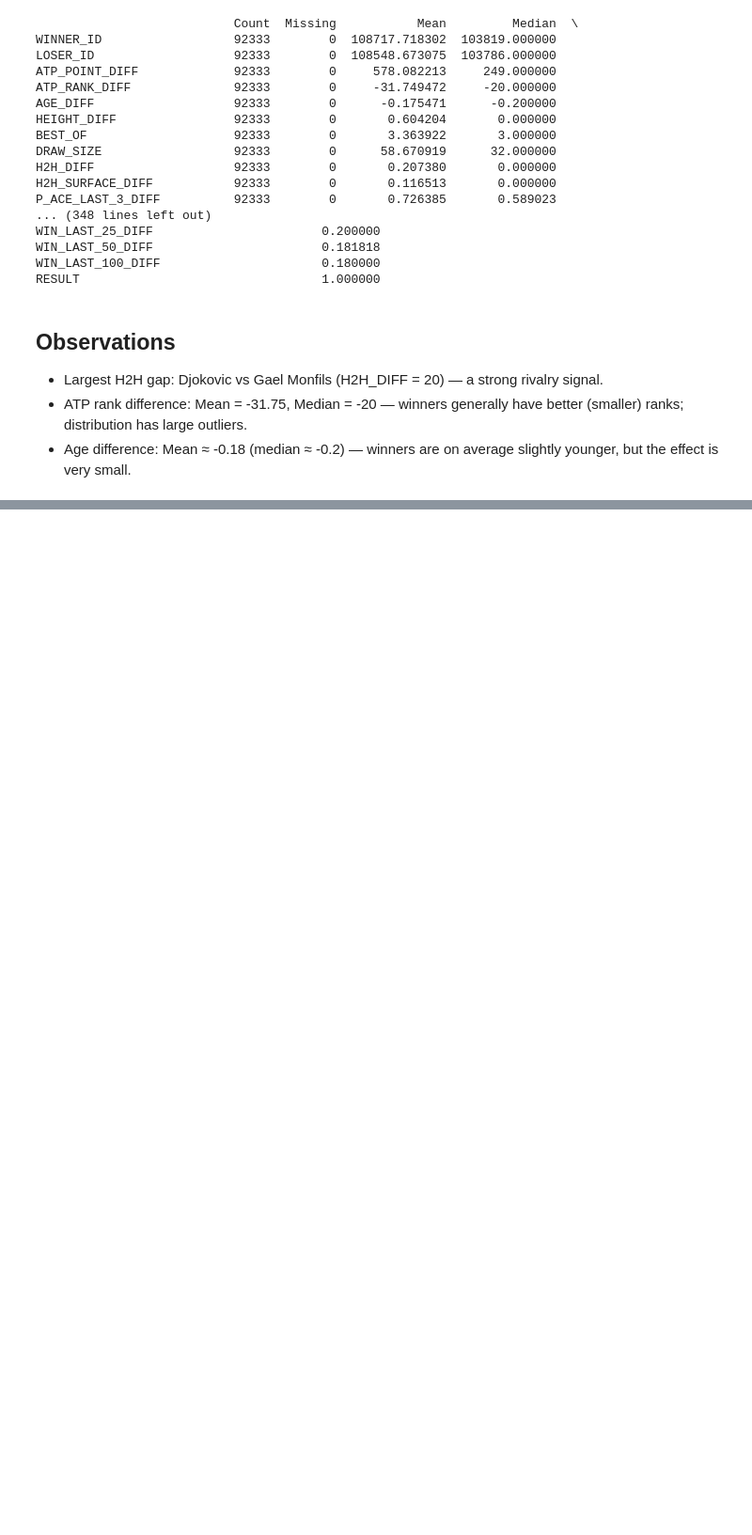
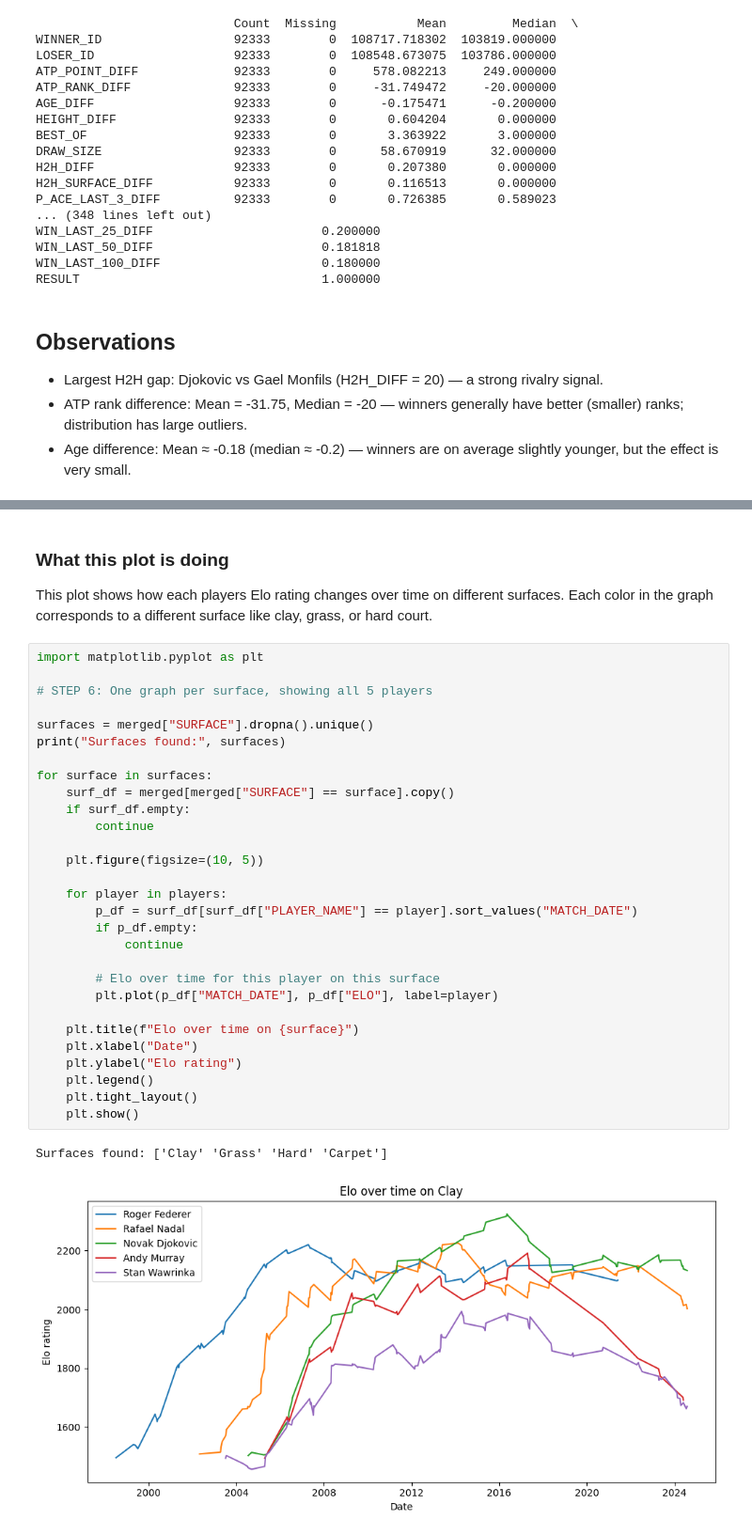
Before and after one commit to San-gularity/Tennis_ATP, a Jupyter notebook: Tennis_ATP.ipynb, the cells around one changed output, grey strips where cells are left out. Shown at 94% size. Drawn from its saved outputs; the diff is of its cells as text; blank space fills up the shorter version.

```diff
--- a/Tennis_ATP.ipynb
+++ b/Tennis_ATP.ipynb
@@ -572,0 +817,37 @@ RESULT                                 1.000000
+# %% [markdown]
+### What this plot is doing
+
+This plot shows how each players Elo rating changes over time on different surfaces.
+Each color in the graph corresponds to a different surface like clay, grass, or hard court.
+# %%
+import matplotlib.pyplot as plt
+
+# STEP 6: One graph per surface, showing all 5 players
+
+surfaces = merged["SURFACE"].dropna().unique()
+print("Surfaces found:", surfaces)
+
+for surface in surfaces:
+    surf_df = merged[merged["SURFACE"] == surface].copy()
+    if surf_df.empty:
+        continue
+
+    plt.figure(figsize=(10, 5))
+
+    for player in players:
+        p_df = surf_df[surf_df["PLAYER_NAME"] == player].sort_values("MATCH_DATE")
+        if p_df.empty:
+            continue
+
+        # Elo over time for this player on this surface
+        plt.plot(p_df["MATCH_DATE"], p_df["ELO"], label=player)
+
+    plt.title(f"Elo over time on {surface}")
+    plt.xlabel("Date")
+    plt.ylabel("Elo rating")
+    plt.legend()
+    plt.tight_layout()
+    plt.show()
+# %% [output]
+Surfaces found: ['Clay' 'Grass' 'Hard' 'Carpet']
+[figure, added]
```
Also changed, not shown: parts of 29 cells of this notebook, 3 other files.
